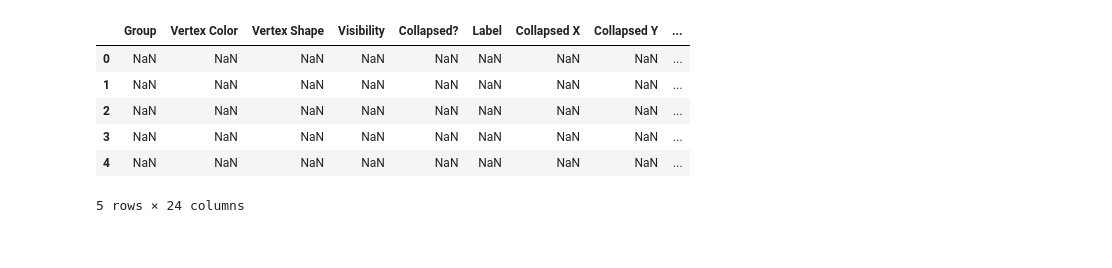
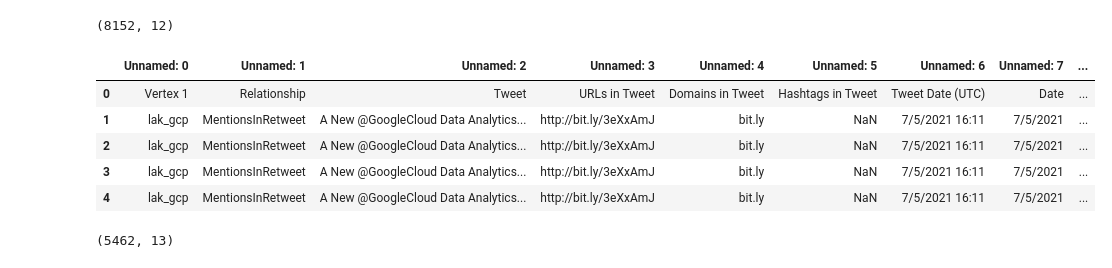
Before and after one commit to rodolfopardo/google_cloud, a Jupyter notebook: Untitled.ipynb, the cells around one changed output. Saved outputs shown, nothing was run; the diff lists cells and outputs as text; code cells hidden in the pictures.

```diff
--- a/Untitled.ipynb
+++ b/Untitled.ipynb
@@ -13,0 +32,5 @@ UnicodeDecodeError: 'utf-8' codec can't decode byte 0x92 in position 2: invalid
+# %%
+#Recopilamos data
+
+youtube = pd.read_csv('youtube.csv')
+tuits = pd.read_csv('twitter.csv')
@@ -14,10 +48,17 @@ UnicodeDecodeError: 'utf-8' codec can't decode byte 0x92 in position 2: invalid
+# %%
+youtube.shape
+# %% [output]
+(8152, 12)
 # %%
-data.head()
+tuits.head()
 # %% [output]
-|  | Group | Vertex Color | Vertex Shape | Visibility | Collapsed? | Label | Collapsed X | Collapsed Y | ... |
-| 0 | NaN | NaN | NaN | NaN | NaN | NaN | NaN | NaN | ... |
-| 1 | NaN | NaN | NaN | NaN | NaN | NaN | NaN | NaN | ... |
-| 2 | NaN | NaN | NaN | NaN | NaN | NaN | NaN | NaN | ... |
-| 3 | NaN | NaN | NaN | NaN | NaN | NaN | NaN | NaN | ... |
-| 4 | NaN | NaN | NaN | NaN | NaN | NaN | NaN | NaN | ... |
+|  | Unnamed: 0 | Unnamed: 1 | Unnamed: 2 | Unnamed: 3 | Unnamed: 4 | Unnamed: 5 | Unnamed: 6 | Unnamed: 7 | ... |
+| 0 | Vertex 1 | Relationship | Tweet | URLs in Tweet | Domains in Tweet | Hashtags in Tweet | Tweet Date (UTC) | Date | ... |
+| 1 | lak_gcp | MentionsInRetweet | A New @GoogleCloud Data Analytics... | http://bit.ly/3eXxAmJ | bit.ly | NaN | 7/5/2021 16:11 | 7/5/2021 | ... |
+| 2 | lak_gcp | MentionsInRetweet | A New @GoogleCloud Data Analytics... | http://bit.ly/3eXxAmJ | bit.ly | NaN | 7/5/2021 16:11 | 7/5/2021 | ... |
+| 3 | lak_gcp | MentionsInRetweet | A New @GoogleCloud Data Analytics... | http://bit.ly/3eXxAmJ | bit.ly | NaN | 7/5/2021 16:11 | 7/5/2021 | ... |
+| 4 | lak_gcp | MentionsInRetweet | A New @GoogleCloud Data Analytics... | http://bit.ly/3eXxAmJ | bit.ly | NaN | 7/5/2021 16:11 | 7/5/2021 | ... |
-5 rows × 24 columns
+# %%
+tuits.shape
+# %% [output]
+(5462, 13)
```
Also changed, not shown: parts of 38 cells of this notebook, 14 other files.
